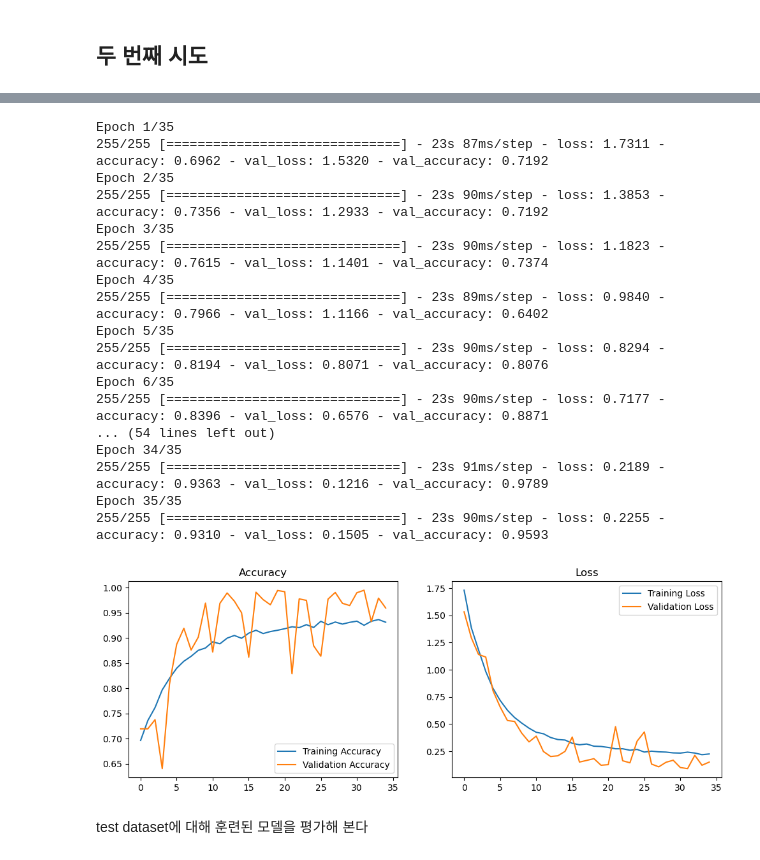
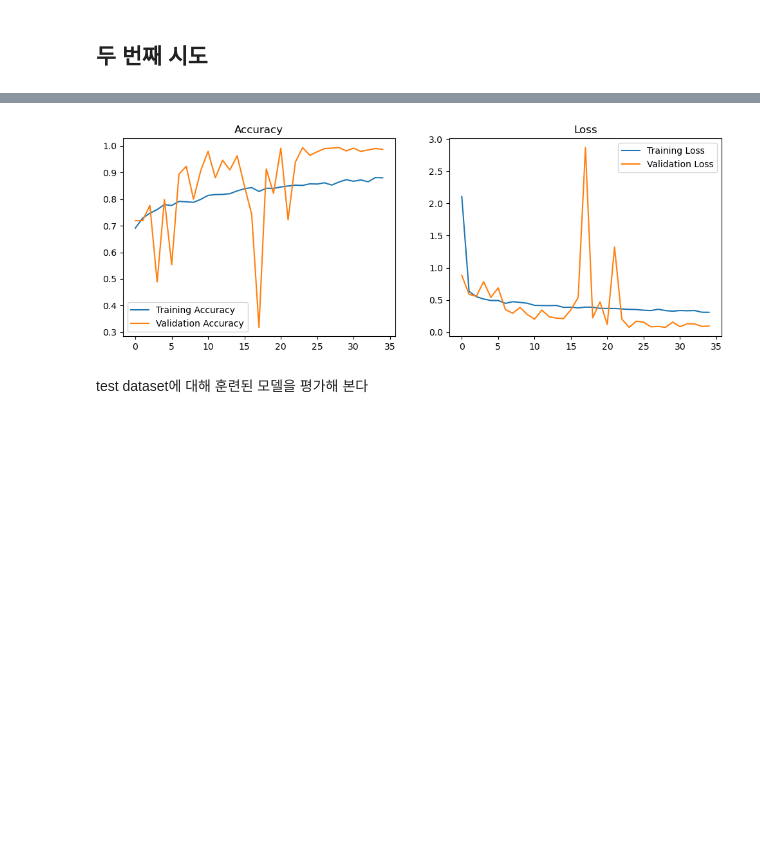
Before and after one commit to Lumiere001/DL, a Jupyter notebook: report.ipynb, the cells around one changed output, grey strips where cells are left out. Cells and saved outputs as stored; diff of their text form; code cells hidden in the pictures; blank space fills up the shorter version.

```diff
--- a/report.ipynb
+++ b/report.ipynb
@@ -207,7 +207,7 @@ model = Sequential([
 ])
 
 # 옵티마이저의 학습률을 조정
-optimizer = tf.keras.optimizers.Adam(learning_rate=0.0001)
+optimizer = tf.keras.optimizers.legacy.Adam(learning_rate=0.001)
 
 # 모델 컴파일
 model.compile(optimizer=optimizer, loss='binary_crossentropy', metrics=['accuracy'])
@@ -239,21 +255,4 @@ WARNING:absl:At this time, the v2.11+ optimizer `tf.keras.optimizers.Adam` runs
-Epoch 1/35
-255/255 [==============================] - 23s 87ms/step - loss: 1.7311 - accuracy: 0.6962 - val_loss: 1.5320 - val_accuracy: 0.7192
-Epoch 2/35
-255/255 [==============================] - 23s 90ms/step - loss: 1.3853 - accuracy: 0.7356 - val_loss: 1.2933 - val_accuracy: 0.7192
-Epoch 3/35
-255/255 [==============================] - 23s 90ms/step - loss: 1.1823 - accuracy: 0.7615 - val_loss: 1.1401 - val_accuracy: 0.7374
-Epoch 4/35
-255/255 [==============================] - 23s 89ms/step - loss: 0.9840 - accuracy: 0.7966 - val_loss: 1.1166 - val_accuracy: 0.6402
-Epoch 5/35
-255/255 [==============================] - 23s 90ms/step - loss: 0.8294 - accuracy: 0.8194 - val_loss: 0.8071 - val_accuracy: 0.8076
-Epoch 6/35
-255/255 [==============================] - 23s 90ms/step - loss: 0.7177 - accuracy: 0.8396 - val_loss: 0.6576 - val_accuracy: 0.8871
-... (54 lines left out)
-Epoch 34/35
-255/255 [==============================] - 23s 91ms/step - loss: 0.2189 - accuracy: 0.9363 - val_loss: 0.1216 - val_accuracy: 0.9789
-Epoch 35/35
-255/255 [==============================] - 23s 90ms/step - loss: 0.2255 - accuracy: 0.9310 - val_loss: 0.1505 - val_accuracy: 0.9593
-[figure, old version]
+[figure, new version]
 # %% [markdown]
 test dataset에 대해 훈련된 모델을 평가해 본다
 # %%
```
Also changed, not shown: parts of 9 cells of this notebook.
